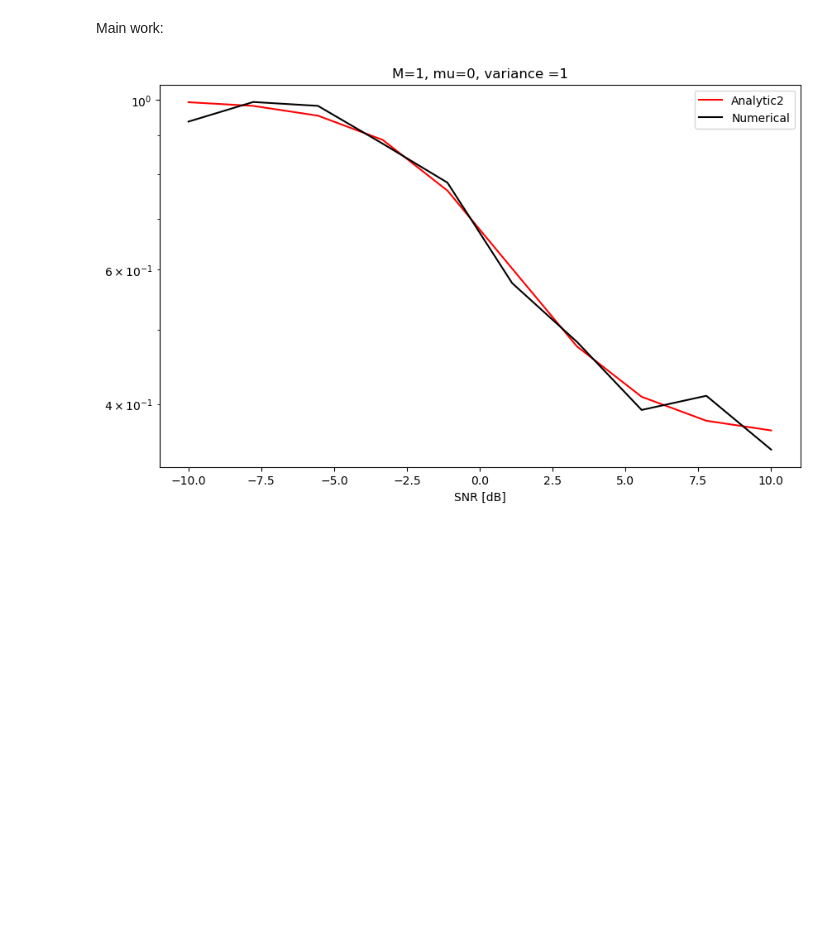
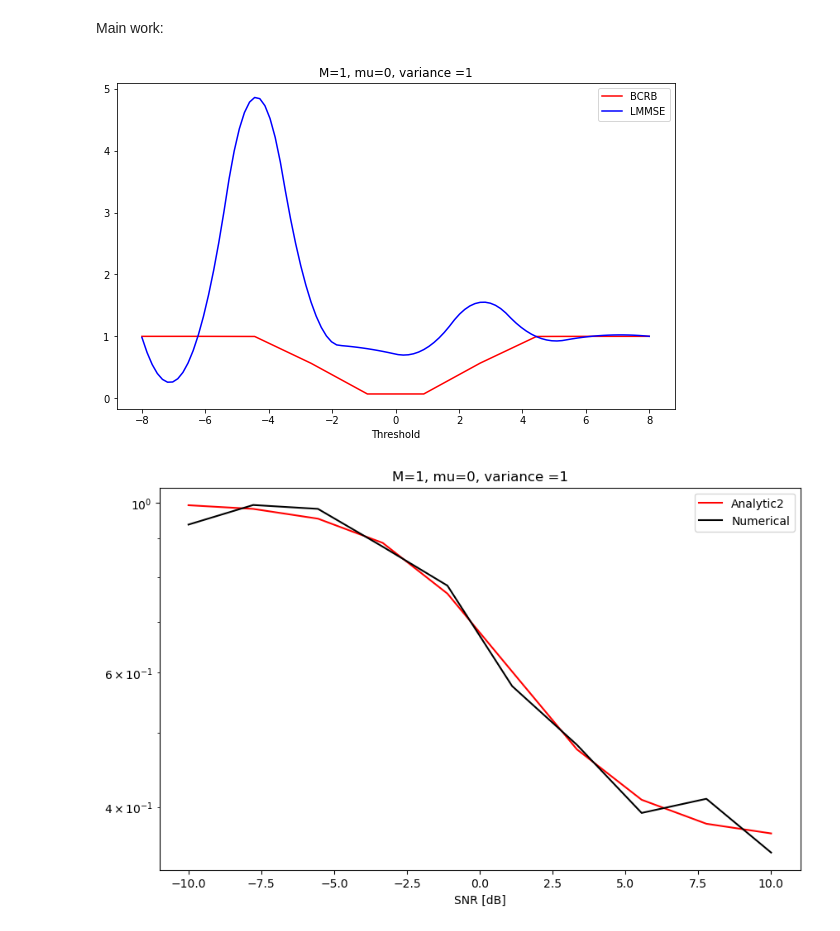
Before and after one commit to mazyaniv/Channel_Estimation, a Jupyter notebook: yaniv.ipynb, the cells around one changed output. Drawn from its saved outputs; the diff is of its cells as text; code cells hidden in the pictures; blank space fills up the shorter version.

```diff
--- a/yaniv.ipynb
+++ b/yaniv.ipynb
@@ -272,33 +272,35 @@ def MSE_general_numerical(sigma1,sigma2, n_a,n_q, matrix, observ,snap=1000, thre
 # %%
 new_sim=5000
 new_snap=500
 thresh_space = np.linspace(-8,8,10)
-na = 0
+na = 1
 nq = 40
 matrix_const = Matrix(na,nq)
 thresh_const = np.ones((M*nq, 1))
 # thresh_real = thresh_G(nq,matrix_const[1])[0]
 # thresh_imag = thresh_G(nq,matrix_const[1])[1]
 
 
 L_Estimator_numerical = [MSE_general_numerical(1,1, na,nq, matrix_const, new_sim,new_snap,thresh_space[i]*thresh_const,thresh_space[i]*thresh_const) for i in range(len(thresh_space))]
 CRB1 = [CRB(1,1,na,nq,matrix_const,1,new_sim,thresh_space[i]*thresh_const,thresh_space[i]*thresh_const) for i in range(len(thresh_space))]
 # CRB_pp1 = [CRB_pp2(1,1,na,nq,matrix_const,new_sim,thresh_space[i]*thresh_const,thresh_space[i]*thresh_const) for i in range(len(thresh_space))]
 ######################
 fig = plt.figure(figsize=(10, 6))
 plt.plot(thresh_space, CRB1, color="red", label='BCRB')
 # plt.plot(thresh_space, L_Estimator_numerical, marker="o",color="blue", label='Error-thresh')
 # plt.plot(thresh_space, CRB_pp1, color="green", label='CRB_pp-thresh')
 cubic_interpolation_model = interp1d(thresh_space, L_Estimator_numerical, kind="quadratic")
 X_ = np.linspace(thresh_space.min(), thresh_space.max(), 100)
 Y_ = cubic_interpolation_model(X_)
 plt.plot(X_, Y_, color="blue", label='LMMSE')
 
 plt.title("M={}, mu={}, variance ={}".format(M,mu,round(2*pow(sigma_teta,2))))
 # plt.ylabel("Error")
 plt.xlabel("Threshold")
 plt.legend()
 plt.show()
+# %% [output]
+[figure, added]
 # %%
 na = 0
 nq = 1
```
